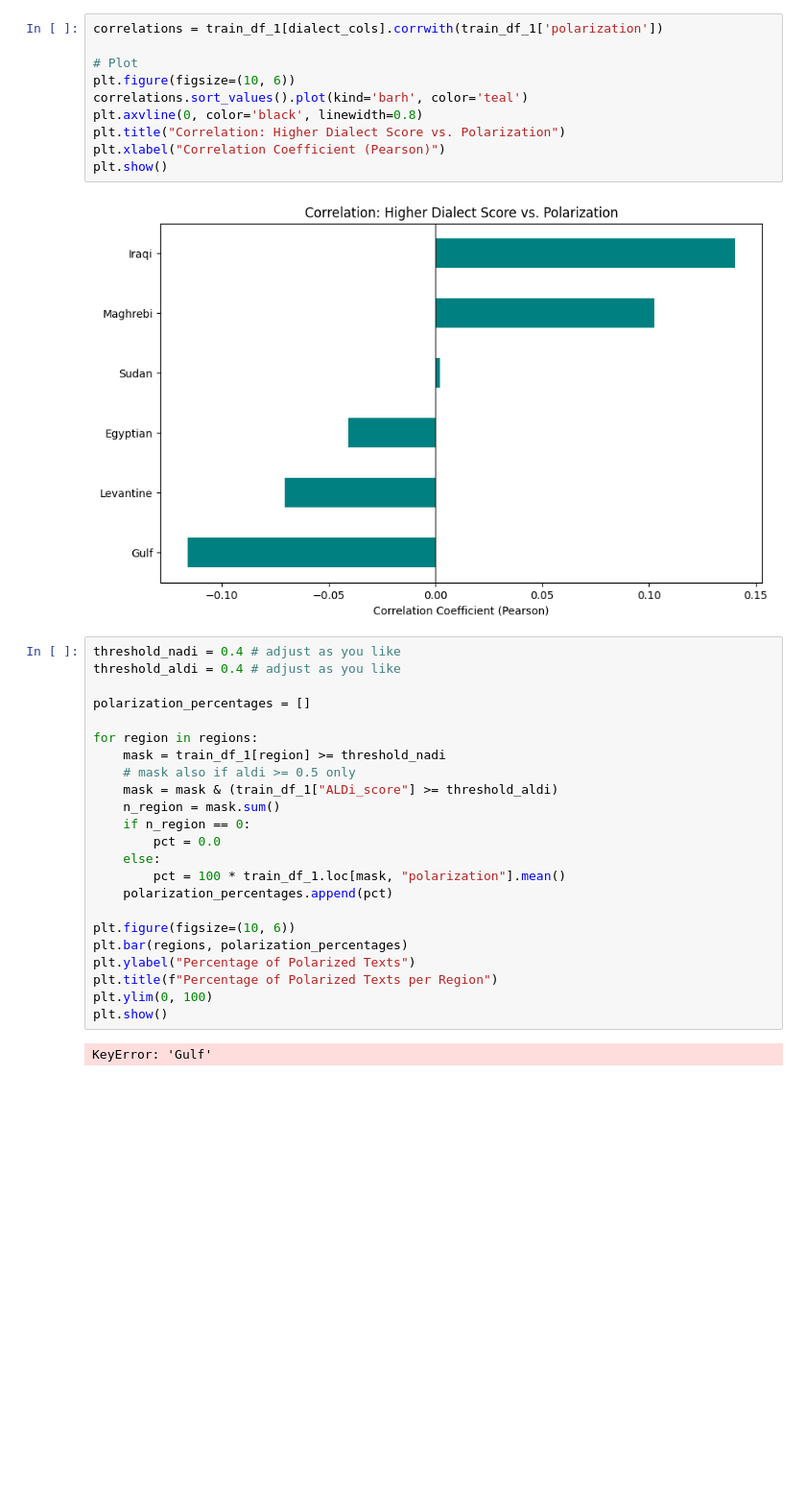
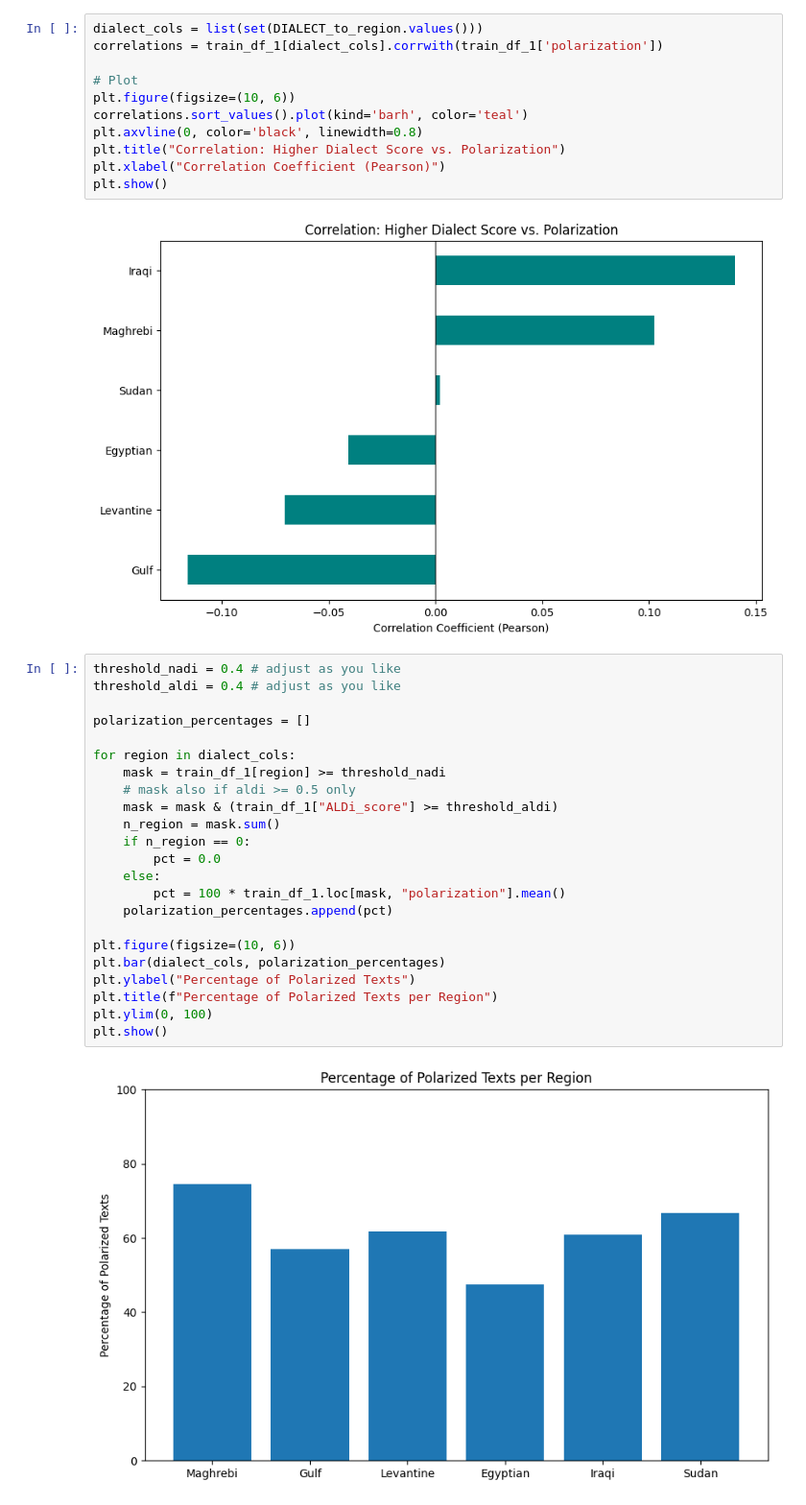
Before and after one commit to 0ssamaak0/SemEval-26-task9, a Jupyter notebook: EDA_ar.ipynb, the cells around one changed output. Shown at 96% size. Saved outputs shown, nothing was run; the diff lists cells and outputs as text; blank space fills up the shorter version.

```diff
--- a/EDA_ar.ipynb
+++ b/EDA_ar.ipynb
@@ -397,6 +380,7 @@ train_df_1["Sudan"] = train_df_1["nadi"].apply(lambda x: x.get("Sudan", 0))
 # drop train_df_1["nadi"] column
 train_df_1 = train_df_1.drop(columns=["nadi"])
 # %%
+dialect_cols = list(set(DIALECT_to_region.values()))
 correlations = train_df_1[dialect_cols].corrwith(train_df_1['polarization'])
 
 # Plot
@@ -411,25 +395,25 @@ plt.show()
 # %%
 threshold_nadi = 0.4 # adjust as you like
 threshold_aldi = 0.4 # adjust as you like
 
 polarization_percentages = []
 
-for region in regions:
+for region in dialect_cols:
     mask = train_df_1[region] >= threshold_nadi
     # mask also if aldi >= 0.5 only
     mask = mask & (train_df_1["ALDi_score"] >= threshold_aldi)
     n_region = mask.sum()
     if n_region == 0:
         pct = 0.0
     else:
         pct = 100 * train_df_1.loc[mask, "polarization"].mean()
     polarization_percentages.append(pct)
 
 plt.figure(figsize=(10, 6))
-plt.bar(regions, polarization_percentages)
+plt.bar(dialect_cols, polarization_percentages)
 plt.ylabel("Percentage of Polarized Texts")
 plt.title(f"Percentage of Polarized Texts per Region")
 plt.ylim(0, 100)
 plt.show()
 # %% [output]
-KeyError: 'Gulf'
+[figure, added]
```
Also changed, not shown: parts of 3 cells of this notebook, 7 other files.
